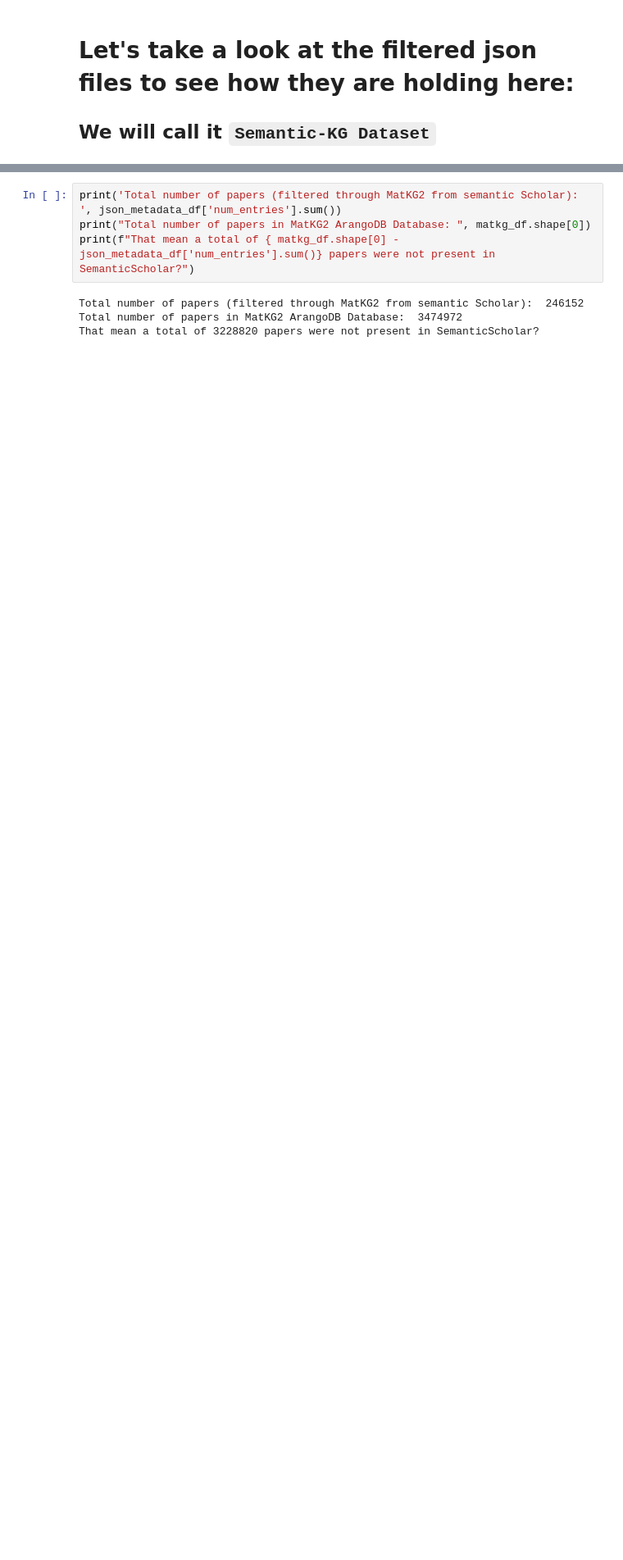
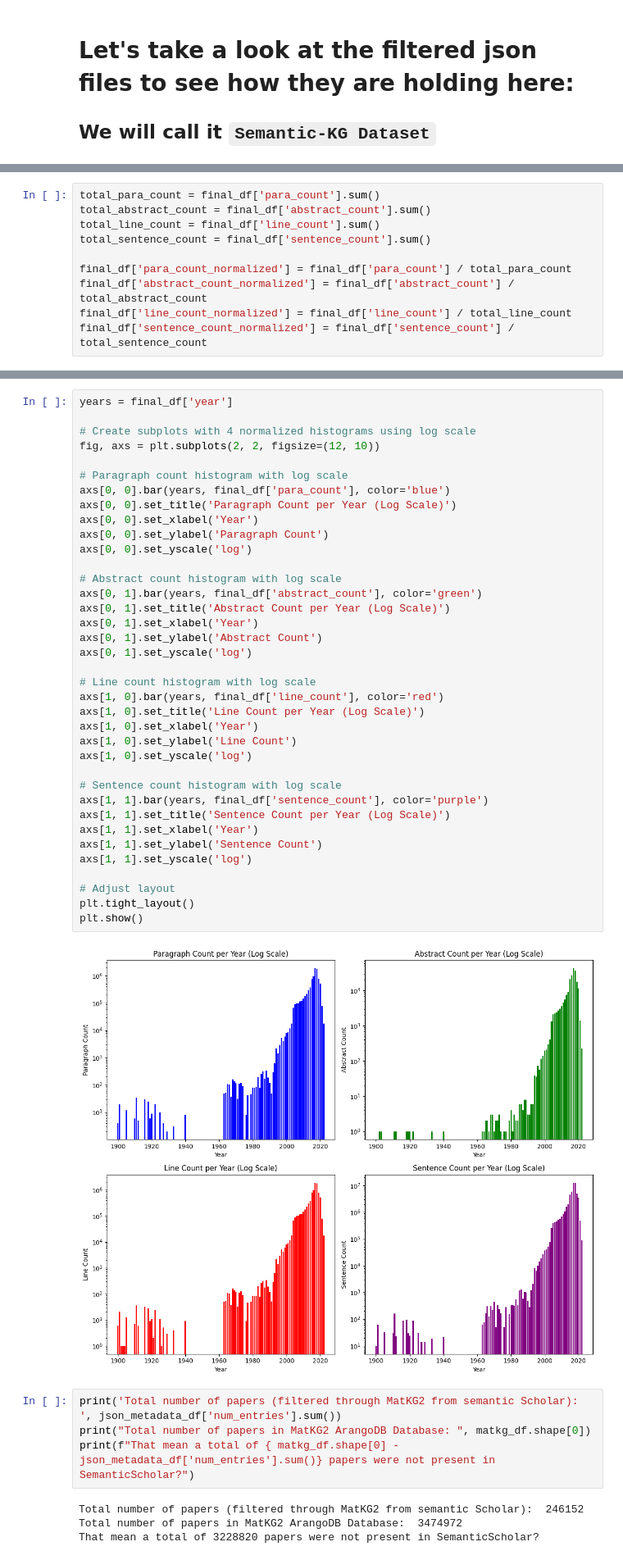
Before and after one commit to Stark16/Hypothesis_Generation_Active_Learning, a Jupyter notebook: dataset_scripts/dataset_analysis.ipynb, the cells around one changed output, grey strips where cells are left out. Shown at 82% size. Drawn from its saved outputs; the diff is of its cells as text; blank space fills up the shorter version.

```diff
--- a/dataset_scripts/dataset_analysis.ipynb
+++ b/dataset_scripts/dataset_analysis.ipynb
@@ -172,0 +241,10 @@ json_metadata_df
+# %%
+total_para_count = final_df['para_count'].sum()
+total_abstract_count = final_df['abstract_count'].sum()
+total_line_count = final_df['line_count'].sum()
+total_sentence_count = final_df['sentence_count'].sum()
+
+final_df['para_count_normalized'] = final_df['para_count'] / total_para_count
+final_df['abstract_count_normalized'] = final_df['abstract_count'] / total_abstract_count
+final_df['line_count_normalized'] = final_df['line_count'] / total_line_count
+final_df['sentence_count_normalized'] = final_df['sentence_count'] / total_sentence_count
@@ -173,3 +253,42 @@ json_metadata_df
+# %%
+years = final_df['year']
+
+# Create subplots with 4 normalized histograms using log scale
+fig, axs = plt.subplots(2, 2, figsize=(12, 10))
+
+# Paragraph count histogram with log scale
+axs[0, 0].bar(years, final_df['para_count'], color='blue')
+axs[0, 0].set_title('Paragraph Count per Year (Log Scale)')
+axs[0, 0].set_xlabel('Year')
+axs[0, 0].set_ylabel('Paragraph Count')
+axs[0, 0].set_yscale('log')
+
+# Abstract count histogram with log scale
+axs[0, 1].bar(years, final_df['abstract_count'], color='green')
+axs[0, 1].set_title('Abstract Count per Year (Log Scale)')
+axs[0, 1].set_xlabel('Year')
+axs[0, 1].set_ylabel('Abstract Count')
+axs[0, 1].set_yscale('log')
+
+# Line count histogram with log scale
+axs[1, 0].bar(years, final_df['line_count'], color='red')
+axs[1, 0].set_title('Line Count per Year (Log Scale)')
+axs[1, 0].set_xlabel('Year')
+axs[1, 0].set_ylabel('Line Count')
+axs[1, 0].set_yscale('log')
+
+# Sentence count histogram with log scale
+axs[1, 1].bar(years, final_df['sentence_count'], color='purple')
+axs[1, 1].set_title('Sentence Count per Year (Log Scale)')
+axs[1, 1].set_xlabel('Year')
+axs[1, 1].set_ylabel('Sentence Count')
+axs[1, 1].set_yscale('log')
+
+# Adjust layout
+plt.tight_layout()
+plt.show()
+# %% [output]
+[figure, added]
 # %%
 print('Total number of papers (filtered through MatKG2 from semantic Scholar): ', json_metadata_df['num_entries'].sum())
 print("Total number of papers in MatKG2 ArangoDB Database: ", matkg_df.shape[0])
```
Also changed, not shown: parts of 17 cells of this notebook.
